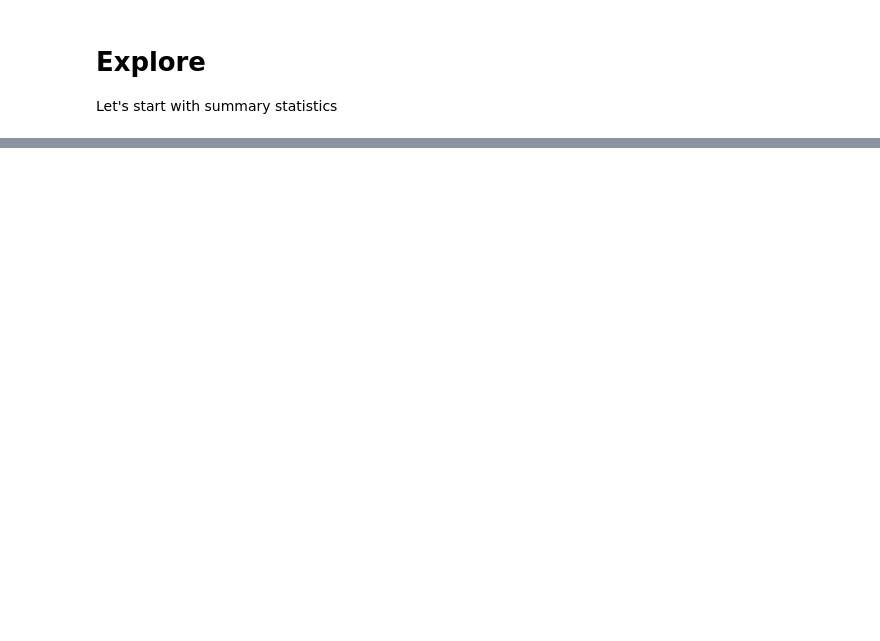
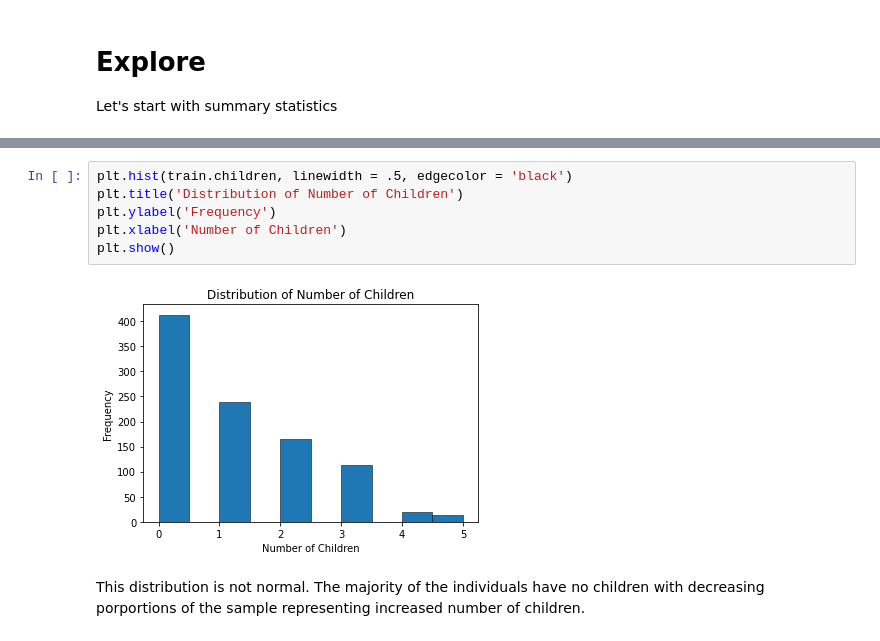
Before and after one commit to adam-gomez/codeacademy-data-science, a Jupyter notebook: us_medical_insurance_costs.ipynb, the cells around one changed output, grey strips where cells are left out. Drawn from its saved outputs; the diff is of its cells as text; blank space fills up the shorter version.

```diff
--- a/us_medical_insurance_costs.ipynb
+++ b/us_medical_insurance_costs.ipynb
@@ -294,0 +344,10 @@ x_train.describe()
+# %%
+plt.hist(train.children, linewidth = .5, edgecolor = 'black')
+plt.title('Distribution of Number of Children')
+plt.ylabel('Frequency')
+plt.xlabel('Number of Children')
+plt.show()
+# %% [output]
+[figure, added]
+# %% [markdown]
+This distribution is not normal. The majority of the individuals have no children with decreasing porportions of the sample representing increased number of children.
```
Also changed, not shown: parts of 82 cells of this notebook.
